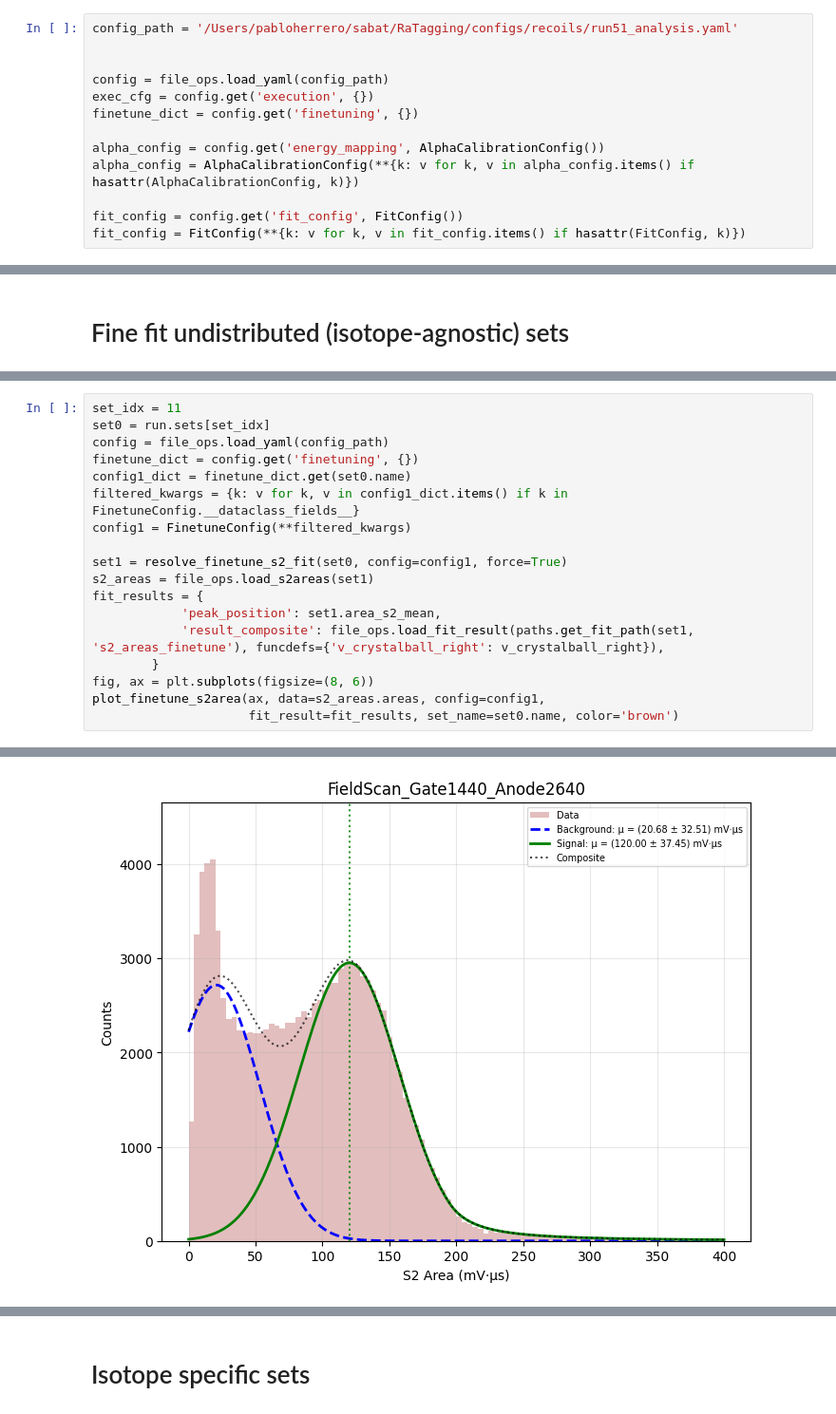
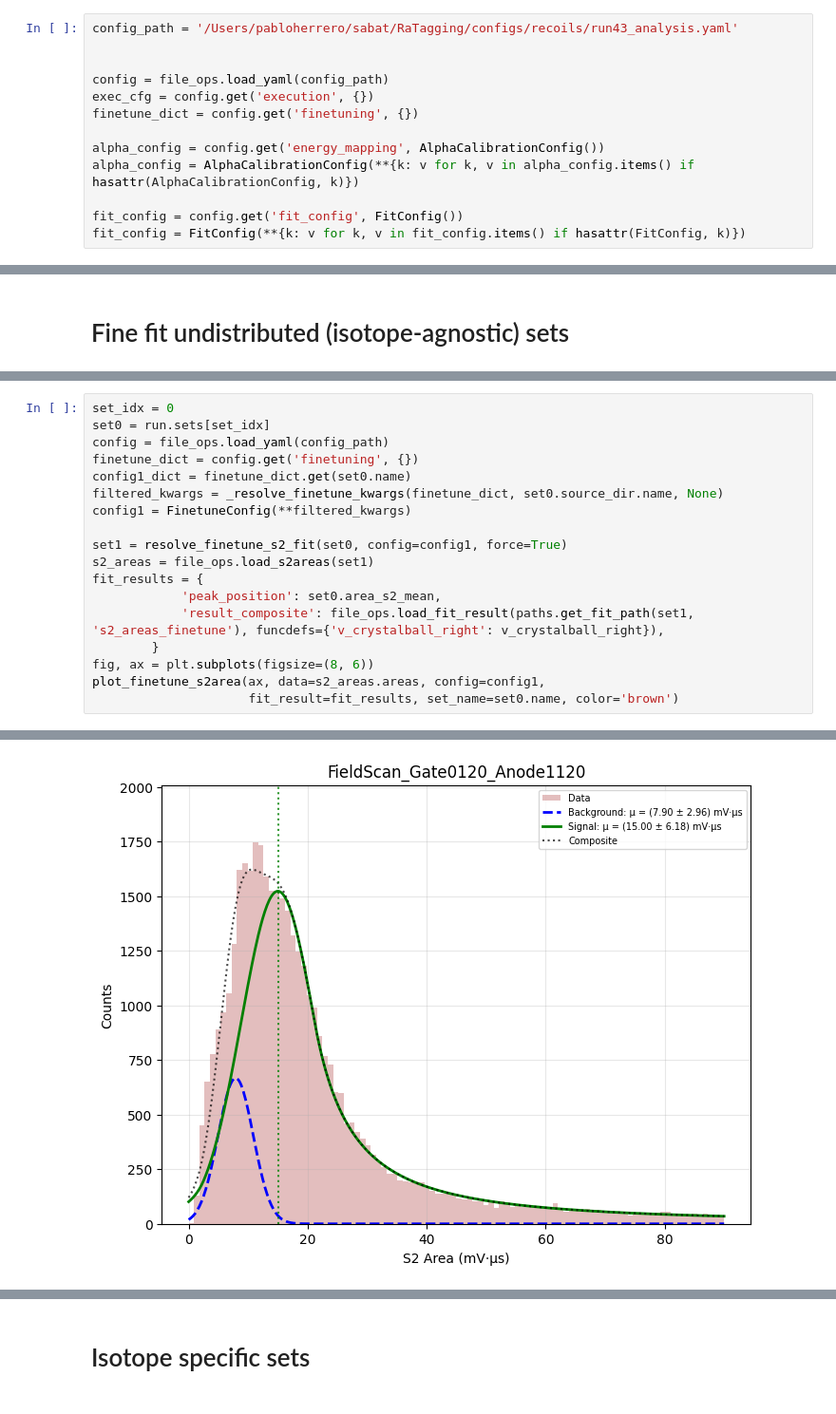
Before and after one commit to proscrite/RaTag, a Jupyter notebook: notebooks/fine_fitting_notebook.ipynb, the cells around one changed output, grey strips where cells are left out. Shown at 95% size. Drawn from its saved outputs; the diff is of its cells as text.

```diff
--- a/notebooks/fine_fitting_notebook.ipynb
+++ b/notebooks/fine_fitting_notebook.ipynb
@@ -28,7 +28,7 @@ from RaTag.el_tpc.fit_s2_area import v_crystalball_right
 from RaTag.plotting import (plot_s2areas_summary, plot_finetune_s2area,
                             plot_run_s2_vs_field, plot_waveform)
 # %%
-config_path = '/Users/pabloherrero/sabat/RaTagging/configs/recoils/run51_analysis.yaml'
+config_path = '/Users/pabloherrero/sabat/RaTagging/configs/recoils/run43_analysis.yaml'
 
 
 config = file_ops.load_yaml(config_path)
@@ -81,16 +87,16 @@ SEPARATING MULTI-ISOTOPE SETS: RUN_51
 # %%
-set_idx = 11
+set_idx = 0
 set0 = run.sets[set_idx]
 config = file_ops.load_yaml(config_path)
 finetune_dict = config.get('finetuning', {})
 config1_dict = finetune_dict.get(set0.name)
-filtered_kwargs = {k: v for k, v in config1_dict.items() if k in FinetuneConfig.__dataclass_fields__}
+filtered_kwargs = _resolve_finetune_kwargs(finetune_dict, set0.source_dir.name, None)
 config1 = FinetuneConfig(**filtered_kwargs)
 
 set1 = resolve_finetune_s2_fit(set0, config=config1, force=True)
 s2_areas = file_ops.load_s2areas(set1)
 fit_results = {
-            'peak_position': set1.area_s2_mean,
+            'peak_position': set0.area_s2_mean,
             'result_composite': file_ops.load_fit_result(paths.get_fit_path(set1, 's2_areas_finetune'), funcdefs={'v_crystalball_right': v_crystalball_right}),
         }
 fig, ax = plt.subplots(figsize=(8, 6))
@@ -104 +111 @@ plot_finetune_s2area(ax, data=s2_areas.areas, config=config1,
-[figure, old version]
+[figure, new version]
```
Also changed, not shown: parts of 13 cells of this notebook, 3 other files.
